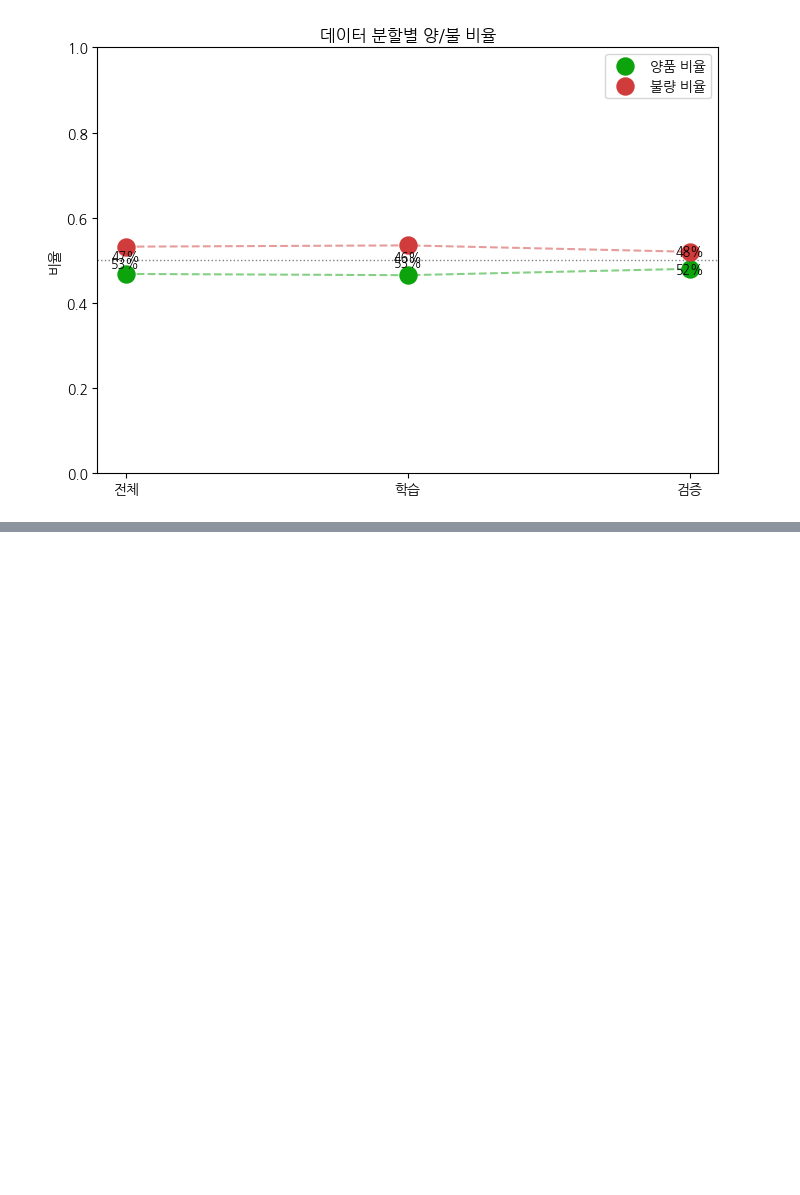
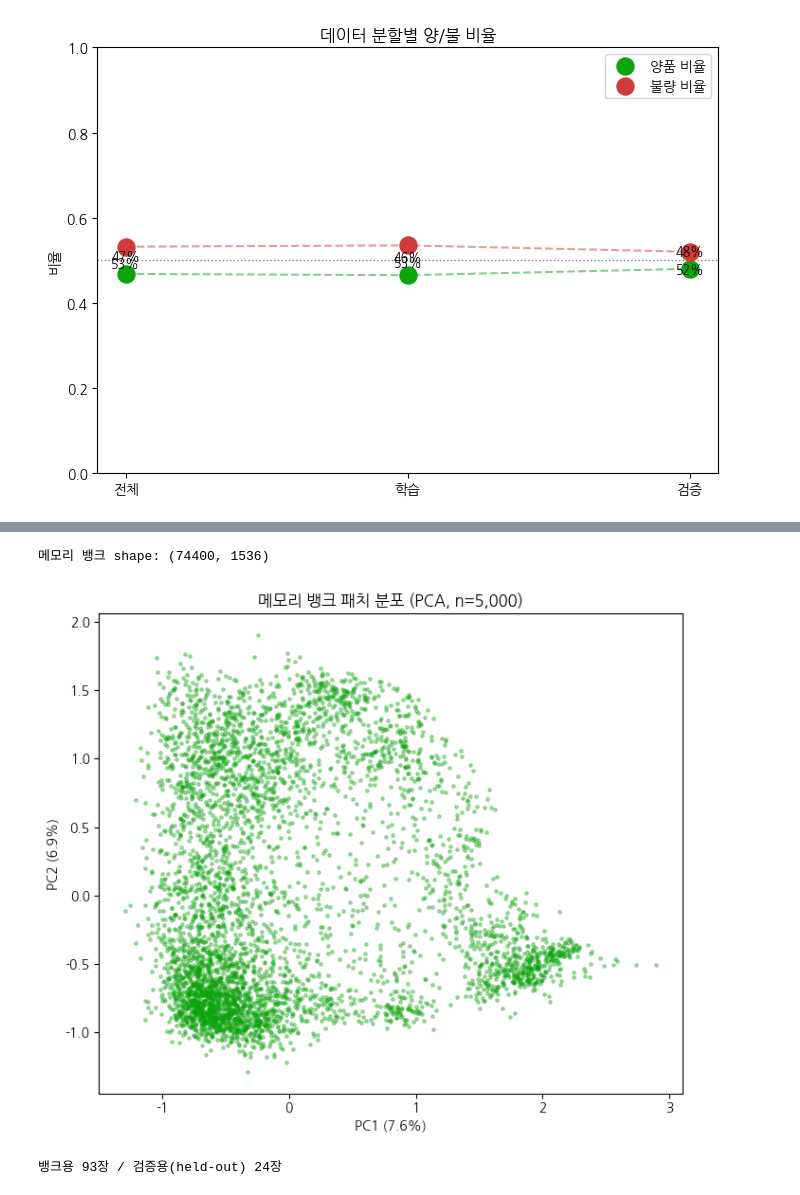
Before and after one commit to ilfpns/PhoSem, a Jupyter notebook: Phosem_CNN.ipynb, the cells around one changed output, grey strips where cells are left out. Saved outputs shown, nothing was run; the diff lists cells and outputs as text; code cells hidden in the pictures; blank space fills up the shorter version.

Commit message:
Memory bank 문제 해결

```diff
--- a/Phosem_CNN.ipynb
+++ b/Phosem_CNN.ipynb
@@ -751,0 +1066,42 @@ print(f"\n최고 accuracy: {sweep.accuracy.max():.1%}")
+# %%
+import numpy as np
+import matplotlib.pyplot as plt
+from sklearn.decomposition import PCA
+
+assert 'memory_bank' in globals(), "memory_bank 없음 - 메모리 뱅크 구축 셀 먼저 실행"
+
+mb_np = memory_bank.detach().cpu().numpy()
+print(f"메모리 뱅크 shape: {mb_np.shape}")
+
+MAX_POINTS = 5000
+if mb_np.shape[0] > MAX_POINTS:
+    idx = np.random.choice(mb_np.shape[0], MAX_POINTS, replace=False)
+    mb_sample = mb_np[idx]
+else:
+    mb_sample = mb_np
+
+pca = PCA(n_components=2, random_state=42)
+mb_2d = pca.fit_transform(mb_sample)
+
+fig, ax = plt.subplots(figsize=(7, 6))
+ax.scatter(mb_2d[:, 0], mb_2d[:, 1], s=6, alpha=0.35, color='#0ca30c')
+ax.set_title(f'메모리 뱅크 패치 분포 (PCA, n={len(mb_sample):,})')
+ax.set_xlabel(f'PC1 ({pca.explained_variance_ratio_[0]:.1%})')
+ax.set_ylabel(f'PC2 ({pca.explained_variance_ratio_[1]:.1%})')
+plt.tight_layout()
+plt.show()
+# %% [output]
+메모리 뱅크 shape: (74400, 1536)
+[figure, added]
+# %%
+import random
+
+random.seed(42)
+shuffled_good = good_paths.copy()
+random.shuffle(shuffled_good)
+split = int(len(shuffled_good) * 0.8)
+bank_good = shuffled_good[:split]
+val_good = shuffled_good[split:]
+print(f"뱅크용 {len(bank_good)}장 / 검증용(held-out) {len(val_good)}장")
+# %% [output]
+뱅크용 93장 / 검증용(held-out) 24장
```
Also changed, not shown: parts of 20 cells of this notebook.
